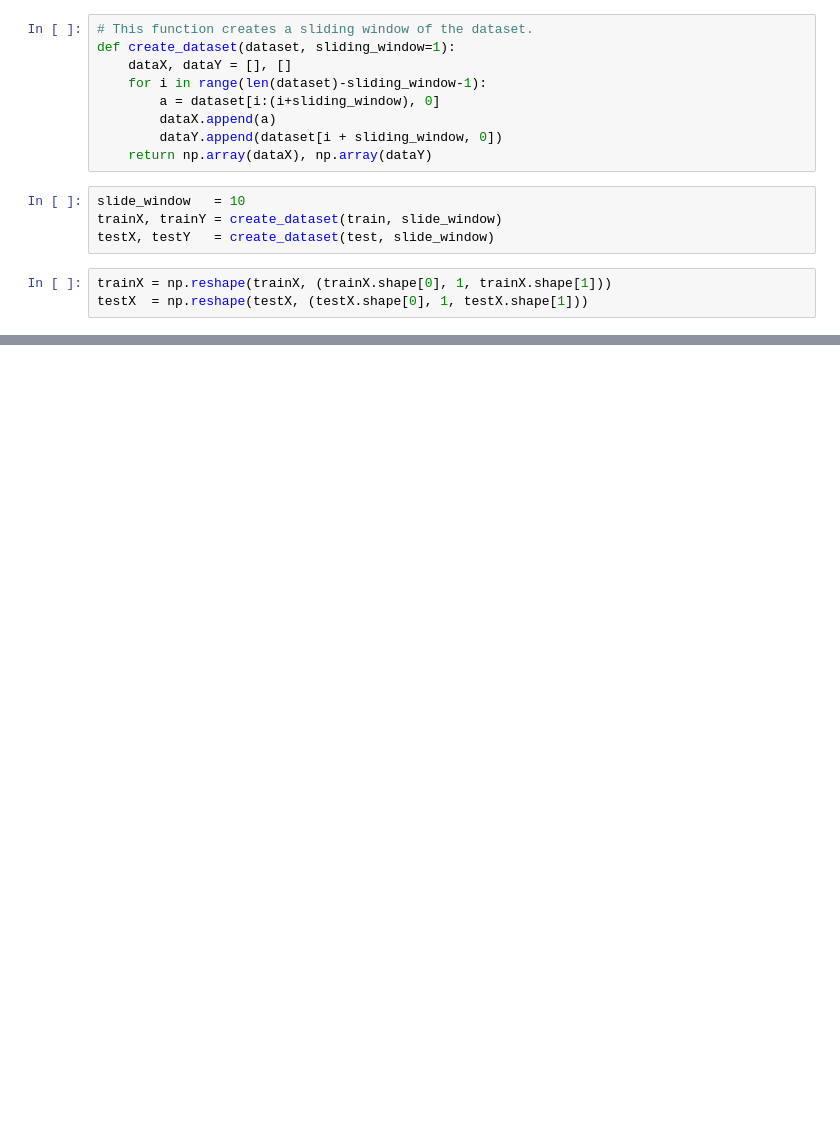
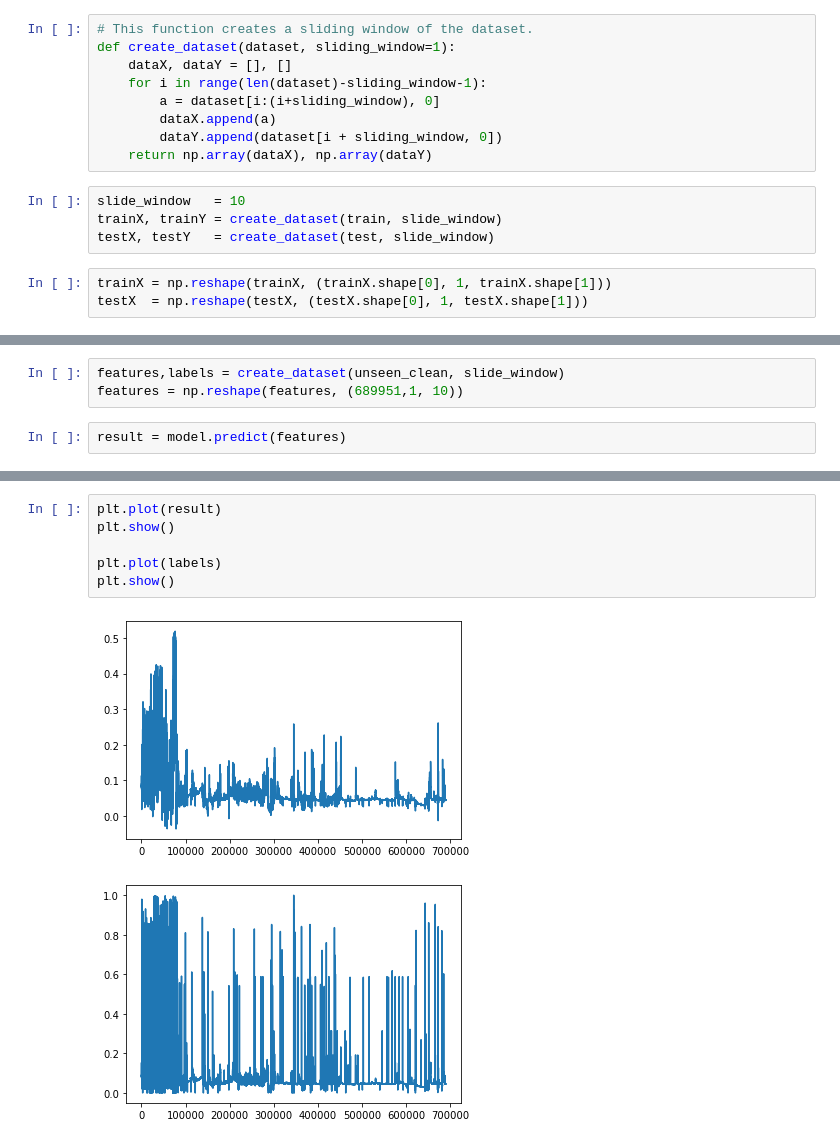
Before and after one commit to matthewenright2478/3821ICT_3225_GC-3821ICT-Work-Integrated-Learning---Single-Project-, a Jupyter notebook: ANN_Model.ipynb, the cells around one changed output, grey strips where cells are left out. Drawn from its saved outputs; the diff is of its cells as text; blank space fills up the shorter version.

Commit message:
First level prediction

```diff
--- a/ANN_Model.ipynb
+++ b/ANN_Model.ipynb
@@ -73,0 +148,5 @@ print('Test Score: %.2f RMSE' % (testScore))
+# %%
+features,labels = create_dataset(unseen_clean, slide_window)
+features = np.reshape(features, (689951,1, 10))
+# %%
+result = model.predict(features)
@@ -73,0 +155,9 @@ print('Test Score: %.2f RMSE' % (testScore))
+# %%
+plt.plot(result)
+plt.show()
+
+plt.plot(labels)
+plt.show()
+# %% [output]
+[figure, added]
+[figure, added]
```
Also changed, not shown: parts of 17 cells of this notebook, 3 other files.
